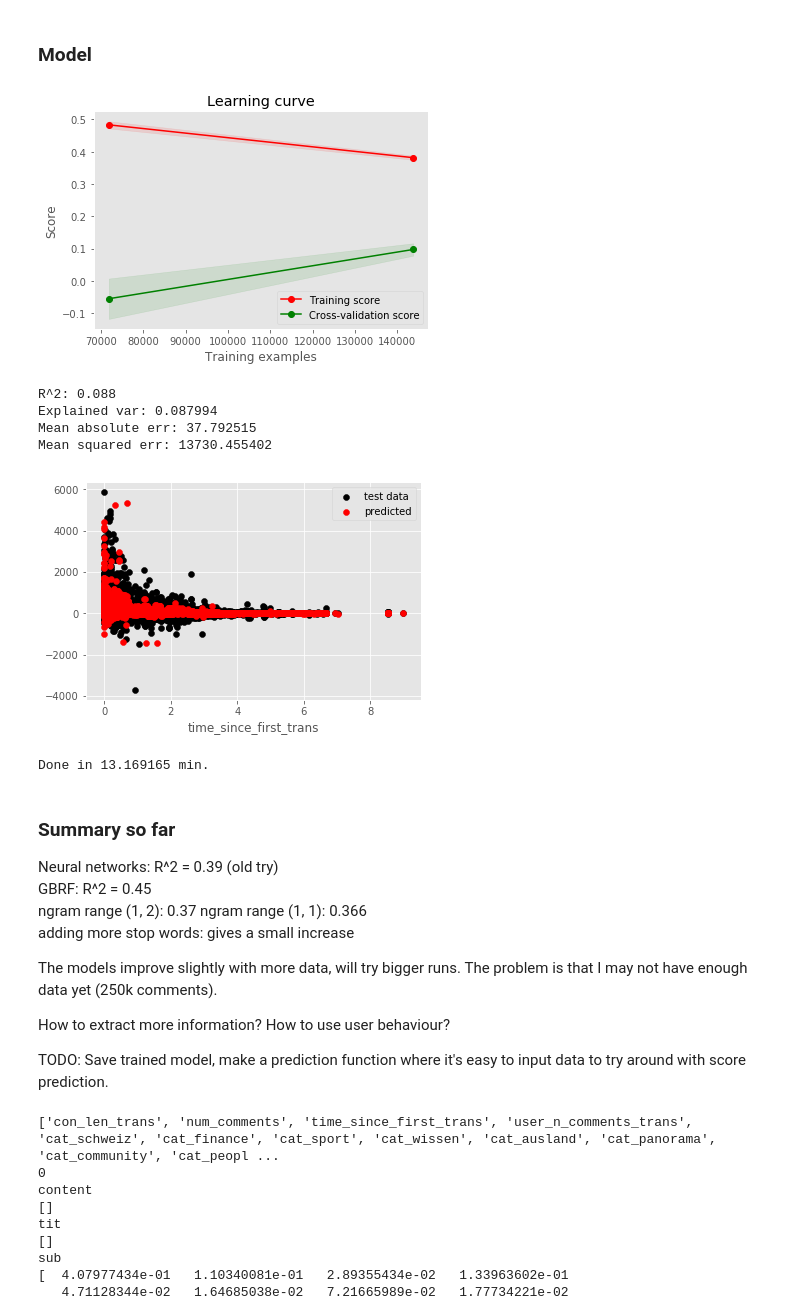
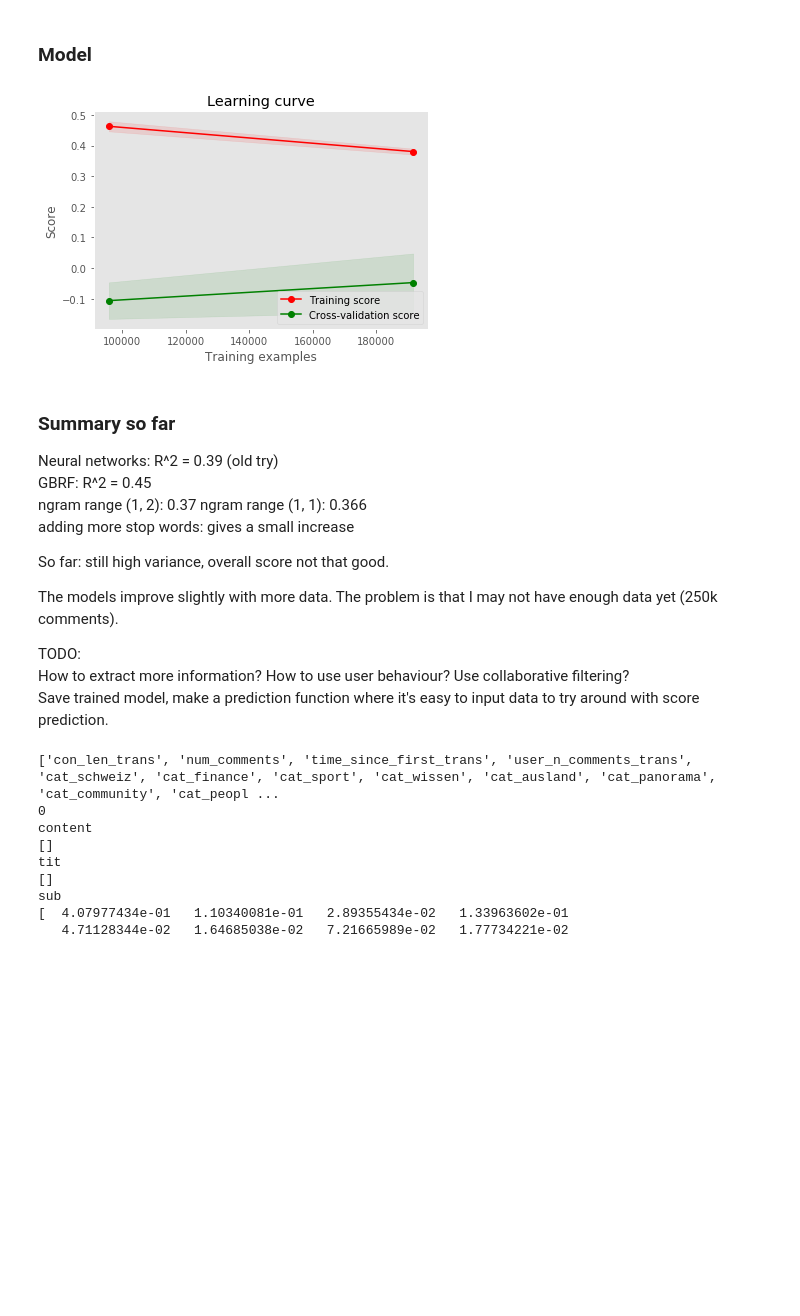
Before and after one commit to fdelia/bots, a Jupyter notebook: 4_prediction_model.ipynb, the cells around one changed output. Drawn from its saved outputs; the diff is of its cells as text; code cells hidden in the pictures; blank space fills up the shorter version.

```diff
--- a/4_prediction_model.ipynb
+++ b/4_prediction_model.ipynb
@@ -348,54 +348,48 @@ model = Pipeline([
             ])),
         ], n_jobs=-1
     )),
-    ('reduce_features', SelectKBest(f_regression, k=30)),
-    #('reduce_dim', PCA(n_components=50)),#SelectKBest(f_regression)),
+    ('reduce_features', SelectKBest(f_regression, k=40)),
     #('reduce_dim', TruncatedSVD(n_components=100)),
     #('model', MLPRegressor(max_iter=50, hidden_layer_sizes=(100,)))
-    ('model', GradientBoostingRegressor(n_estimators=100, learning_rate=1.3, max_depth=3))
+    ('model', GradientBoostingRegressor(n_estimators=100, learning_rate=1.5, max_depth=3))
 ])
 
+# Just choose what you want to do
 if True:
-    plot_learning_curve(model, X, y, cv=2, n_jobs=-1)
+    plot_learning_curve(model, X, y, cv=3, n_jobs=-1)
     plt.show()
 
 if False:
     model.fit(X_train, y_train)
     y_pred = model.predict(X_test)
     print("R^2: %1.3f" % r2_score(y_test, y_pred))
     #print("Explained var: {:3f}".format(explained_variance_score(y_test, y_pred)))
     print("Mean absolute err: {:3f}".format(mean_absolute_error(y_test, y_pred)))
     print("Mean squared err: {:3f}".format(mean_squared_error(y_test, y_pred)))
     # Residual plot
     # time_since_first because it seems to have some influence (see feature importance below)
     X_res = X_test['time_since_first_trans']
     plt.scatter(X_res, y_test, color='black', label='test data')
     plt.scatter(X_res, y_pred, color='red', label='predicted')
     plt.xlabel('time_since_first_trans')
     plt.legend(); plt.show()
 
 if False:
     from sklearn.model_selection import GridSearchCV
     param_grid = {
         'model__hidden_layer_sizes':[(50,), (100,), (200,), (100, 50)]
 #        'model__alpha': np.logspace(-1, 4, 6),
                  }
     grid = GridSearchCV(model, param_grid, cv=3, n_jobs=-1)
     grid.fit(X_train, y_train)
 
     print(grid.best_params_)
 
-import os
-os.system('say "this is dave. your program has finished."')
 print('Done in {:2f} min.'.format((time() - st)/60))
+# Make yourself noticeable to human
+import os; os.system('say "this is dave: your program has finished."')
 # %% [output]
-[figure, old version]
+[figure, new version]
-R^2: 0.088
-Explained var: 0.087994
-Mean absolute err: 37.792515
-Mean squared err: 13730.455402
-[figure, removed]
-Done in 13.169165 min.
 # %% [markdown]
 ### Summary so far
 Neural networks: R^2 = 0.39 (old try)
@@ -403,11 +397,13 @@ GBRF: R^2 = 0.45
 ngram range (1, 2): 0.37  ngram range (1, 1): 0.366
 adding more stop words: gives a small increase
 
-The models improve slightly with more data, will try bigger runs. The problem is that I may not have enough data yet (250k comments).
+So far: still high variance, overall score not that good.
 
-How to extract more information? How to use user behaviour?
+The models improve slightly with more data. The problem is that I may not have enough data yet (250k comments).
 
-TODO: Save trained model, make a prediction function where it's easy to input data to try around with score prediction.
+TODO:
+How to extract more information? How to use user behaviour? Use collaborative filtering?
+Save trained model, make a prediction function where it's easy to input data to try around with score prediction.
 # %%
 # Try to find out which features are not important
 # It seems that the text features are rather important
```
Also changed, not shown: parts of 1 cell of this notebook.
